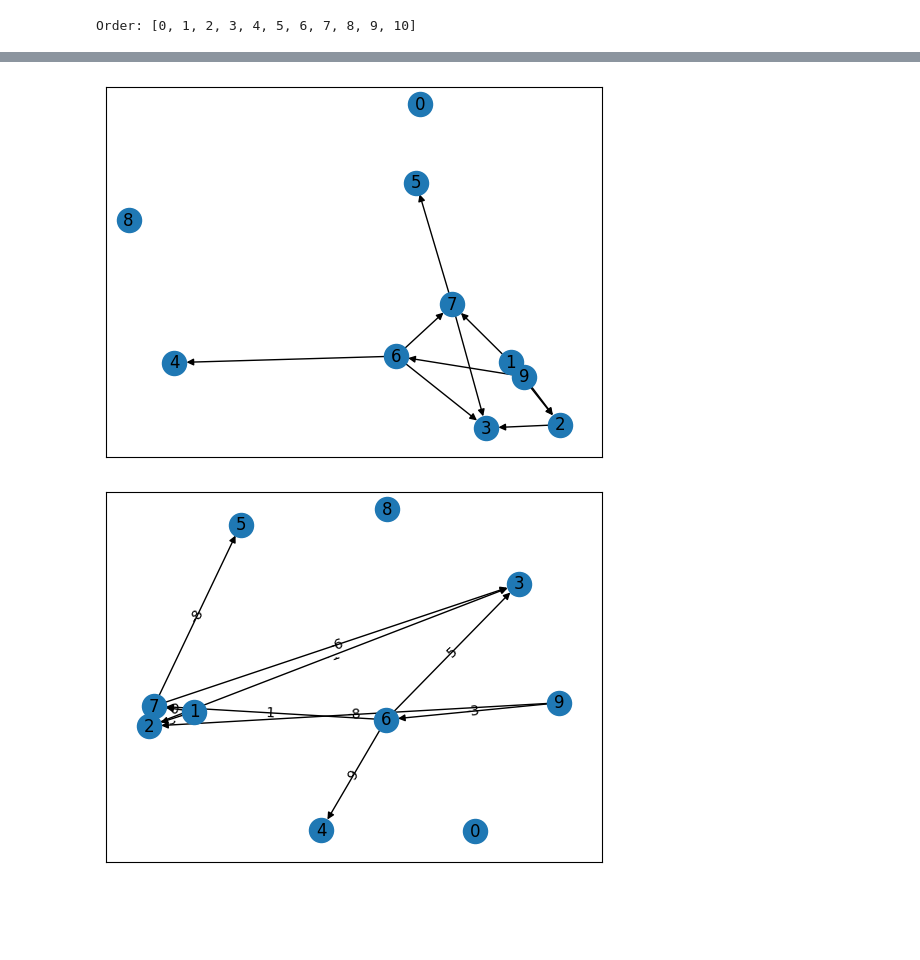
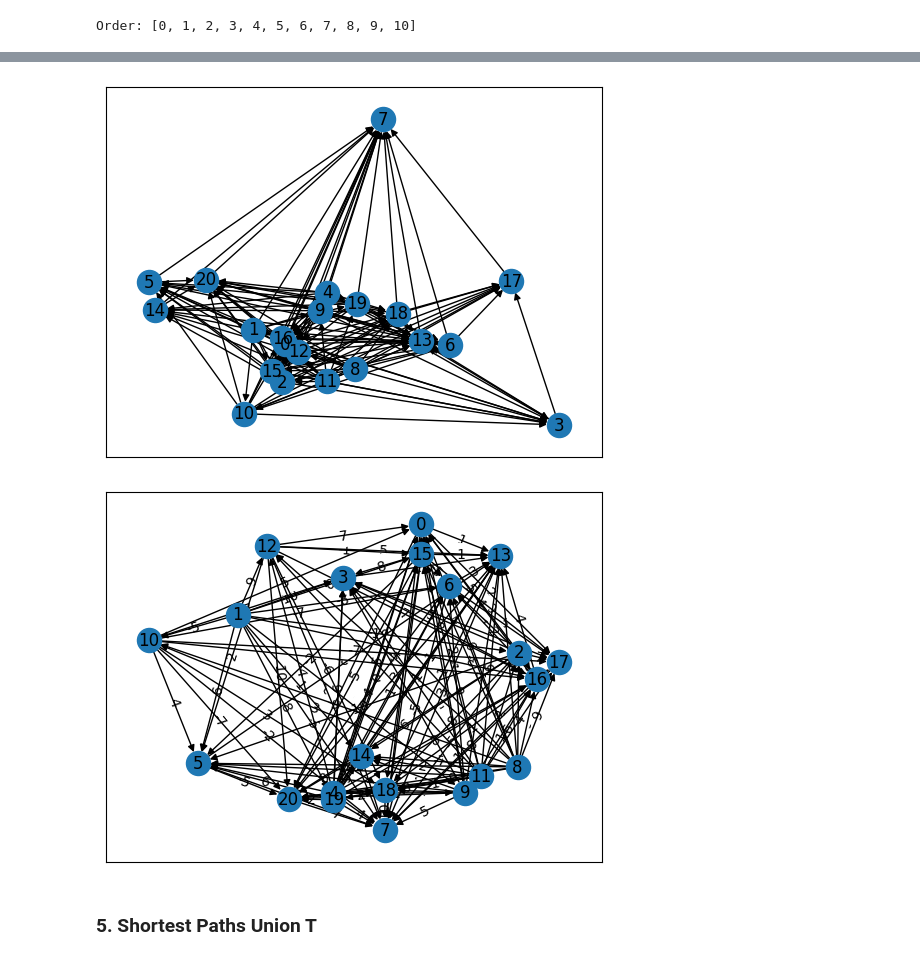
Before and after one commit to Ethan2541/Improved-Bellman-Ford, a Jupyter notebook: notebook.ipynb, the cells around one changed output, grey strips where cells are left out. Drawn from its saved outputs; the diff is of its cells as text; code cells hidden in the pictures; blank space fills up the shorter version.

```diff
--- a/notebook.ipynb
+++ b/notebook.ipynb
@@ -53,12 +71,14 @@ Order: [4, 6, 5, 8, 7, 1, 2, 3]
 # %%
-G, weighted_graphs = generate_random_test_set(n_instances=4, n_nodes=10, weight_min=-10, weight_max=10)
+G, weighted_graphs = generate_random_test_set(n_instances=4, n_nodes=21, weight_min=-10, weight_max=10, p_edge=0.8, mode='acyclic')
 G.display()
 # %% [output]
-[figure, old version]
+[figure, new version]
 # %%
 H = weighted_graphs[-1]
 H.display()
 # %% [output]
-[figure, old version]
+[figure, new version]
+# %% [markdown]
+### 5. Shortest Paths Union T
 # %%
 s = G.choose_source()
```
Also changed, not shown: parts of 15 cells of this notebook, 4 other files.
